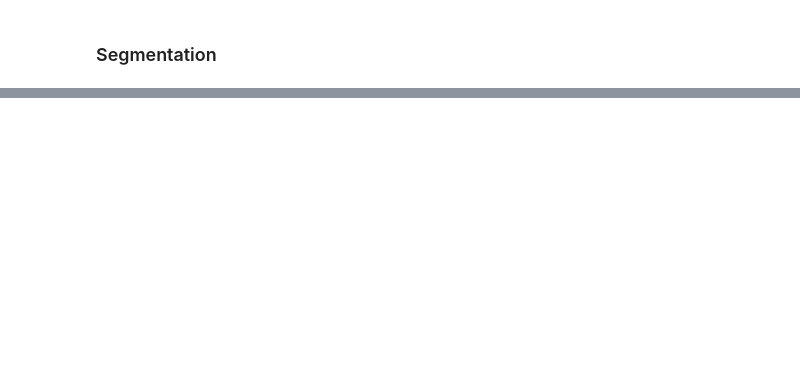
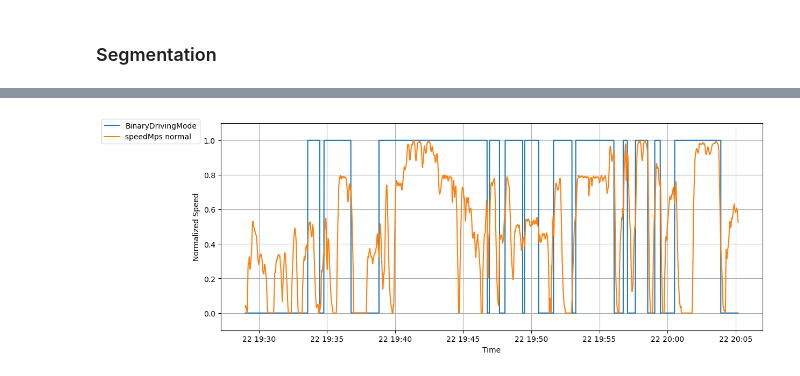
Before and after one commit to vHepp/TDMprivate, a Jupyter notebook: code/Segmentation.ipynb, the cells around one changed output, grey strips where cells are left out. Cells and saved outputs as stored; diff of their text form; code cells hidden in the pictures; blank space fills up the shorter version.

```diff
--- a/code/Segmentation.ipynb
+++ b/code/Segmentation.ipynb
@@ -13,2 +32,11 @@ gmID = "3a2a78cc-db21-11ee-a158-97f8443fd730"
 #gmID = "2bc6ebb8-a529-11ee-88ec-eb6a8d5269b4"
+# %%
+chassis_df = pd.read_csv(f"./data/chassis/{gmID}.csv")
+best_pose_df = pd.read_csv(f"./data/best_pose/{gmID}.csv")
+
+chassis_df = chassis_df.sort_values(by="time")
+best_pose_df = best_pose_df.sort_values(by="time")
+
+chassis_df.reset_index(drop=True,inplace=True)
+best_pose_df.reset_index(drop=True,inplace=True)
 # %%
@@ -234,0 +74,3 @@ segments
+# %%
+merged_df['distance (m)'] = (merged_df['speedMps'] * (merged_df['time_y'].diff()/1000000000).fillna(0)).cumsum()
+merged_df['distance (m)']
@@ -271,0 +272,22 @@ fig.show()
+# %%
+from sklearn.preprocessing import MinMaxScaler
+
+plt.figure(figsize=(13, 5))
+#plt.plot(merged_df['time_sec'], merged_df["BinaryDrivingMode"], label='BinaryDrivingMode')
+#plt.plot(merged_df['time_sec'], merged_df["speedMps"], label='speedMps')
+
+scaler = MinMaxScaler()
+merged_df["speedMps, normal"] = scaler.fit_transform(merged_df[["speedMps"]])
+
+plt.plot(merged_df['time_sec'], merged_df["BinaryDrivingMode"], label='BinaryDrivingMode')
+plt.plot(merged_df['time_sec'], merged_df["speedMps, normal"], label='speedMps normal')
+
+# Adding titles and labels
+plt.xlabel('Time')
+plt.ylabel('Normalized Speed')
+plt.ylim(-0.1, 1.1)  # Set y limits to include binary data clearly
+plt.grid(True)
+plt.legend(loc=(-.22,.9))
+plt.show()
+# %% [output]
+[figure, added]
```
Also changed, not shown: parts of 16 cells of this notebook.
